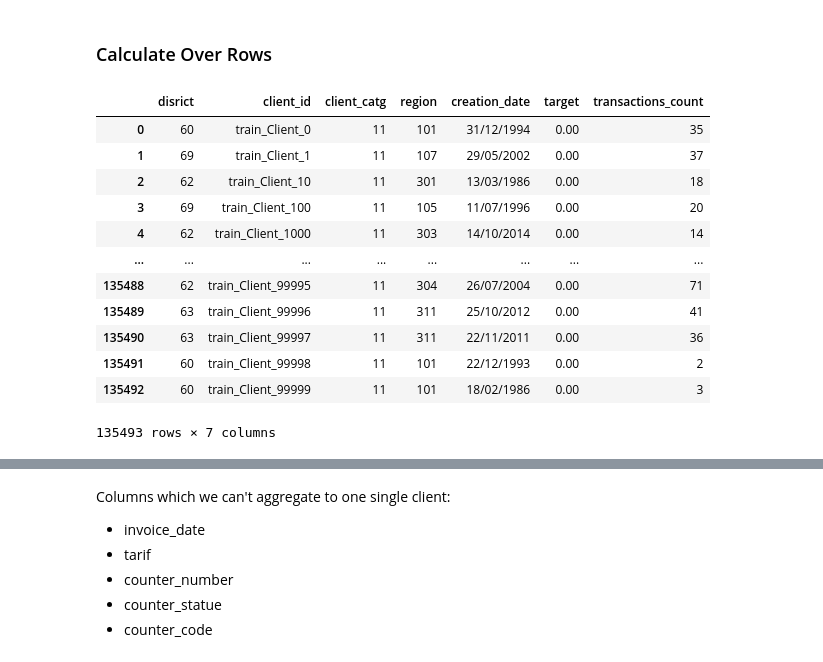
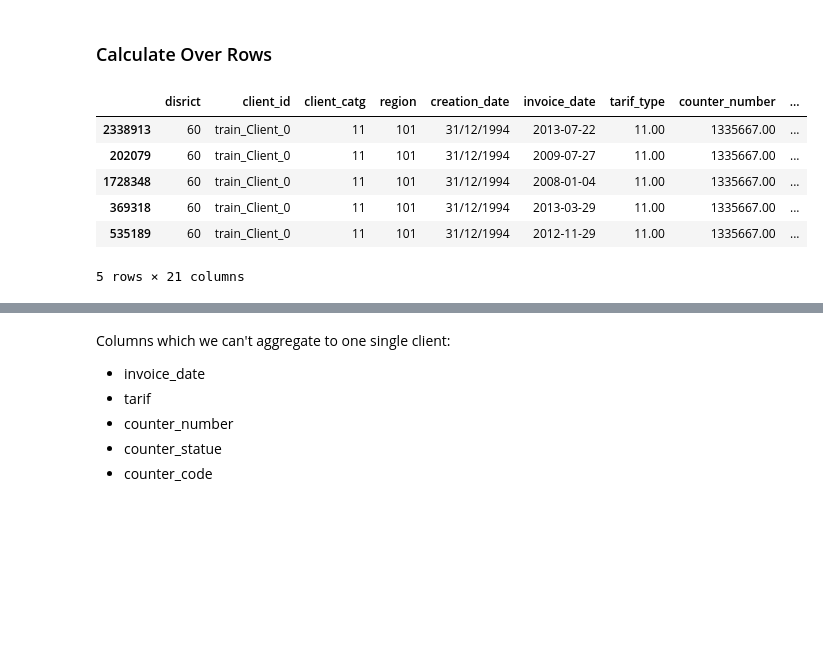
Before and after one commit to MaJo632/my_ml_project, a Jupyter notebook: 0306_EDA_FEATUREENG.ipynb, the cells around one changed output, grey strips where cells are left out. Drawn from its saved outputs; the diff is of its cells as text; code cells hidden in the pictures; blank space fills up the shorter version.

Commit message:
train-test-split

```diff
--- a/0306_EDA_FEATUREENG.ipynb
+++ b/0306_EDA_FEATUREENG.ipynb
@@ -27,0 +67,3 @@ invoice_train= invoice_train[invoice_train['months_number']<=36]
+# %%
+y= merged_df['target']
+X = merged_df.drop('target', axis = 1)
@@ -29,19 +83,15 @@ invoice_train= invoice_train[invoice_train['months_number']<=36]
 ### Calculate Over Rows
 # %%
 # Transactions Counts
-transaction_counts_df = invoice_train.groupby('client_id').size().reset_index(name='transactions_count'.format('1'))
-client_train.merge(transaction_counts_df, how='left', on='client_id')
+transaction_counts_df = X_train.groupby('client_id').size().reset_index(name='transactions_count'.format('1'))
+transaction_counts_df
+X_train = X_train.merge(transaction_counts_df, how='left', on='client_id' )
+X_train.sort_values('client_id').head()
 # %% [output]
-|  | disrict | client_id | client_catg | region | creation_date | target | transactions_count |
-| 0 | 60 | train_Client_0 | 11 | 101 | 31/12/1994 | 0.00 | 35 |
-| 1 | 69 | train_Client_1 | 11 | 107 | 29/05/2002 | 0.00 | 37 |
-| 2 | 62 | train_Client_10 | 11 | 301 | 13/03/1986 | 0.00 | 18 |
-| 3 | 69 | train_Client_100 | 11 | 105 | 11/07/1996 | 0.00 | 20 |
-| 4 | 62 | train_Client_1000 | 11 | 303 | 14/10/2014 | 0.00 | 14 |
-| ... | ... | ... | ... | ... | ... | ... | ... |
-| 135488 | 62 | train_Client_99995 | 11 | 304 | 26/07/2004 | 0.00 | 71 |
-| 135489 | 63 | train_Client_99996 | 11 | 311 | 25/10/2012 | 0.00 | 41 |
-| 135490 | 63 | train_Client_99997 | 11 | 311 | 22/11/2011 | 0.00 | 36 |
-| 135491 | 60 | train_Client_99998 | 11 | 101 | 22/12/1993 | 0.00 | 2 |
-| 135492 | 60 | train_Client_99999 | 11 | 101 | 18/02/1986 | 0.00 | 3 |
+|  | disrict | client_id | client_catg | region | creation_date | invoice_date | tarif_type | counter_number | ... |
+| 2338913 | 60 | train_Client_0 | 11 | 101 | 31/12/1994 | 2013-07-22 | 11.00 | 1335667.00 | ... |
+| 202079 | 60 | train_Client_0 | 11 | 101 | 31/12/1994 | 2009-07-27 | 11.00 | 1335667.00 | ... |
+| 1728348 | 60 | train_Client_0 | 11 | 101 | 31/12/1994 | 2008-01-04 | 11.00 | 1335667.00 | ... |
+| 369318 | 60 | train_Client_0 | 11 | 101 | 31/12/1994 | 2013-03-29 | 11.00 | 1335667.00 | ... |
+| 535189 | 60 | train_Client_0 | 11 | 101 | 31/12/1994 | 2012-11-29 | 11.00 | 1335667.00 | ... |
-135493 rows × 7 columns
+5 rows × 21 columns
```
Also changed, not shown: parts of 27 cells of this notebook.
